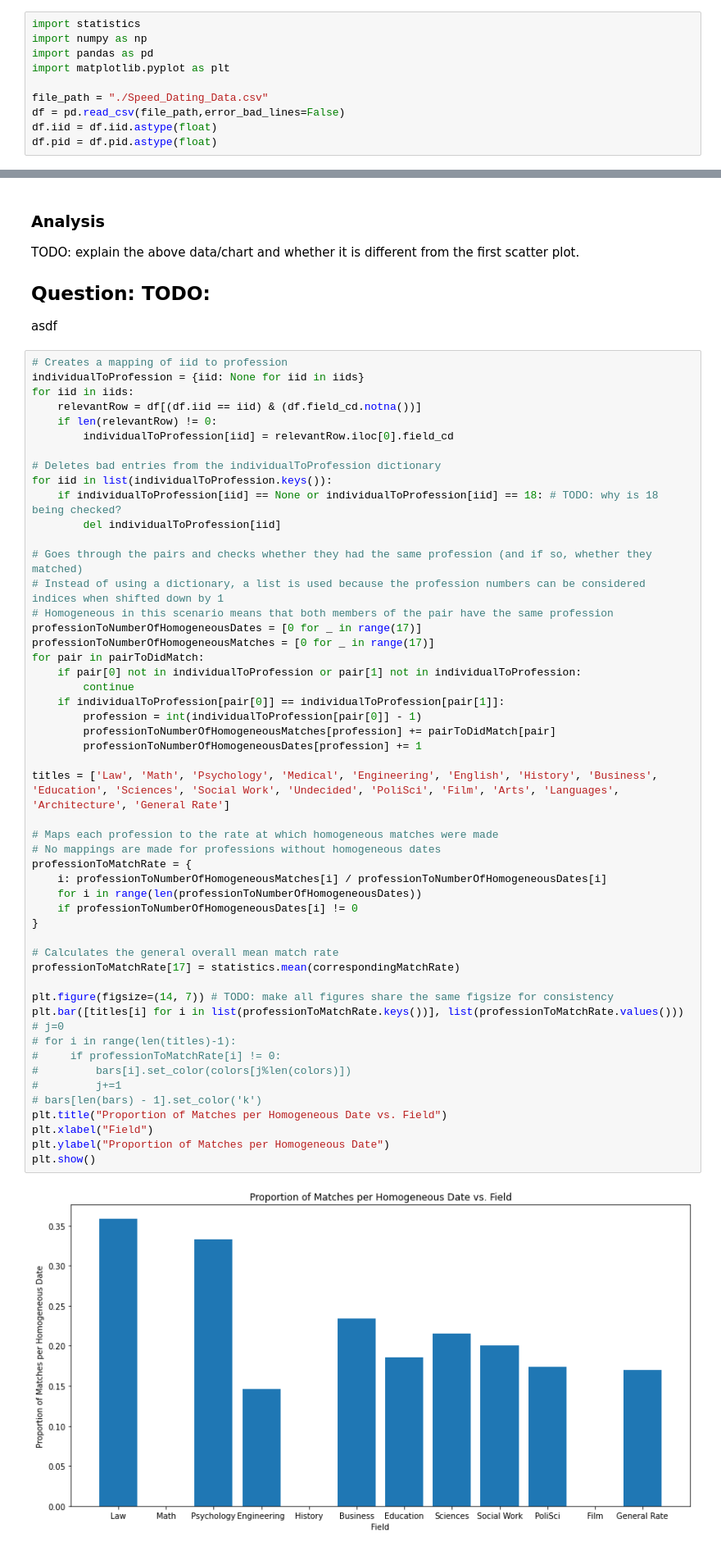
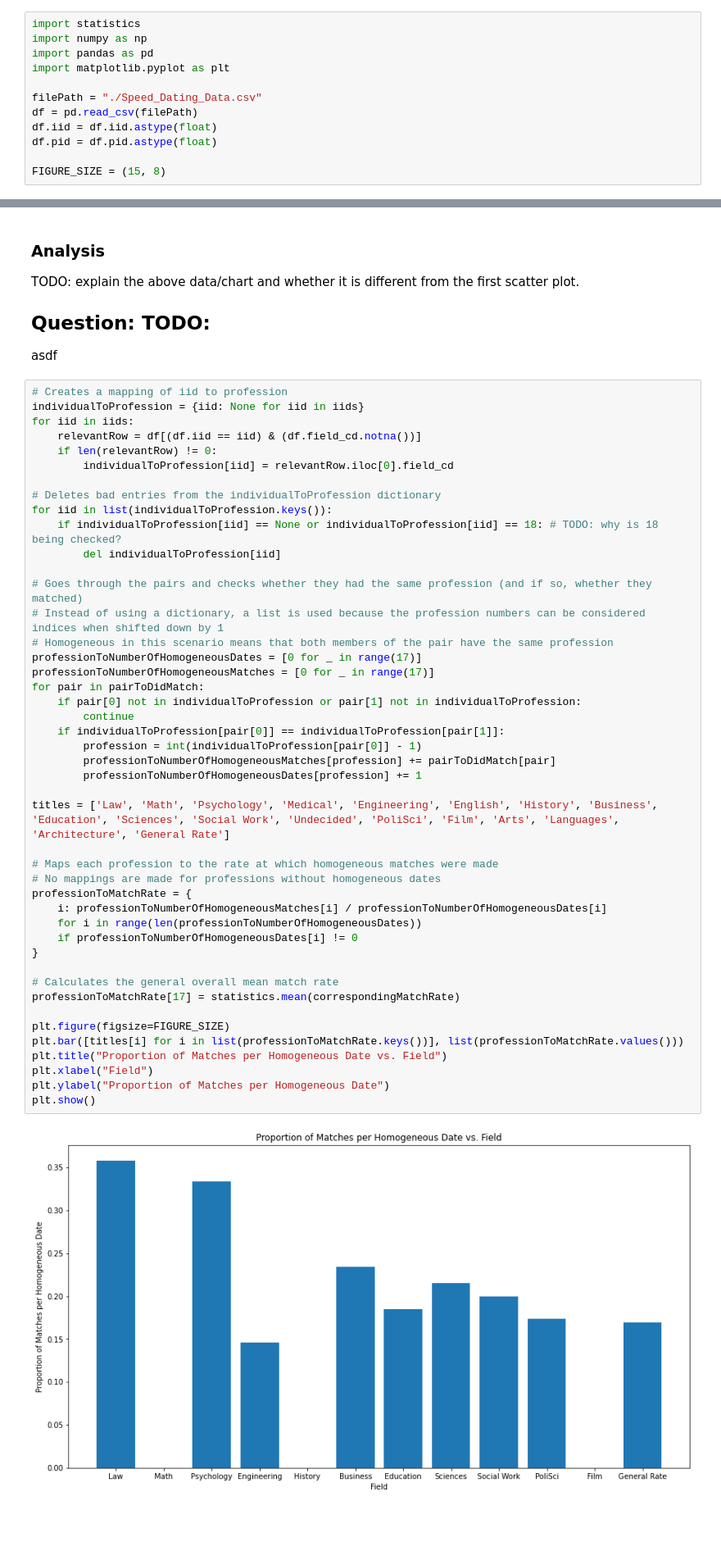
Before and after one commit to Kadekool/Speed-Dating-Exploration, a Jupyter notebook: Speed Dating Jupyter.ipynb, the cells around one changed output, grey strips where cells are left out. Shown at 82% size. Saved outputs shown, nothing was run; the diff lists cells and outputs as text; blank space fills up the shorter version.

```diff
--- a/Speed Dating Jupyter.ipynb
+++ b/Speed Dating Jupyter.ipynb
@@ -4,10 +4,12 @@ import numpy as np
 import pandas as pd
 import matplotlib.pyplot as plt
 
-file_path = "./Speed_Dating_Data.csv"
-df = pd.read_csv(file_path,error_bad_lines=False)
+filePath = "./Speed_Dating_Data.csv"
+df = pd.read_csv(filePath)
 df.iid = df.iid.astype(float)
 df.pid = df.pid.astype(float)
+
+FIGURE_SIZE = (15, 8)
 # %% [markdown]
 # TODO: Intro
 asdf intro stuff asdf (explain matches, attractiveness, etc.)
@@ -146,38 +148,32 @@ for iid in list(individualToProfession.keys()):
 # Homogeneous in this scenario means that both members of the pair have the same profession
 professionToNumberOfHomogeneousDates = [0 for _ in range(17)]
 professionToNumberOfHomogeneousMatches = [0 for _ in range(17)]
 for pair in pairToDidMatch:
     if pair[0] not in individualToProfession or pair[1] not in individualToProfession:
         continue
     if individualToProfession[pair[0]] == individualToProfession[pair[1]]:
         profession = int(individualToProfession[pair[0]] - 1)
         professionToNumberOfHomogeneousMatches[profession] += pairToDidMatch[pair]
         professionToNumberOfHomogeneousDates[profession] += 1
 
 titles = ['Law', 'Math', 'Psychology', 'Medical', 'Engineering', 'English', 'History', 'Business', 'Education', 'Sciences', 'Social Work', 'Undecided', 'PoliSci', 'Film', 'Arts', 'Languages', 'Architecture', 'General Rate']
 
 # Maps each profession to the rate at which homogeneous matches were made
 # No mappings are made for professions without homogeneous dates
 professionToMatchRate = {
     i: professionToNumberOfHomogeneousMatches[i] / professionToNumberOfHomogeneousDates[i]
     for i in range(len(professionToNumberOfHomogeneousDates))
     if professionToNumberOfHomogeneousDates[i] != 0
 }
 
 # Calculates the general overall mean match rate
 professionToMatchRate[17] = statistics.mean(correspondingMatchRate)
 
-plt.figure(figsize=(14, 7)) # TODO: make all figures share the same figsize for consistency
+plt.figure(figsize=FIGURE_SIZE)
 plt.bar([titles[i] for i in list(professionToMatchRate.keys())], list(professionToMatchRate.values()))
-# j=0
-# for i in range(len(titles)-1):
-#     if professionToMatchRate[i] != 0:
-#         bars[i].set_color(colors[j%len(colors)])
-#         j+=1
-# bars[len(bars) - 1].set_color('k')
 plt.title("Proportion of Matches per Homogeneous Date vs. Field")
 plt.xlabel("Field")
 plt.ylabel("Proportion of Matches per Homogeneous Date")
 plt.show()
 # %% [output]
-[figure, old version]
+[figure, new version]
```
Also changed, not shown: parts of 3 cells of this notebook.
